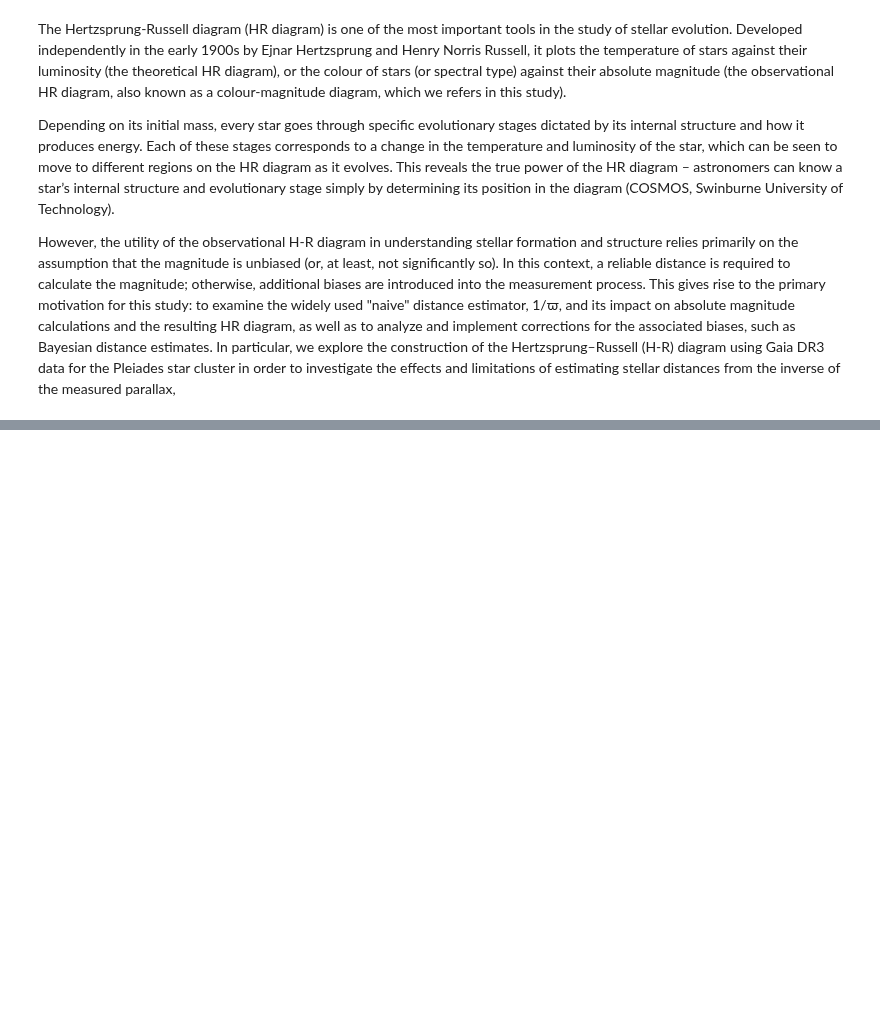
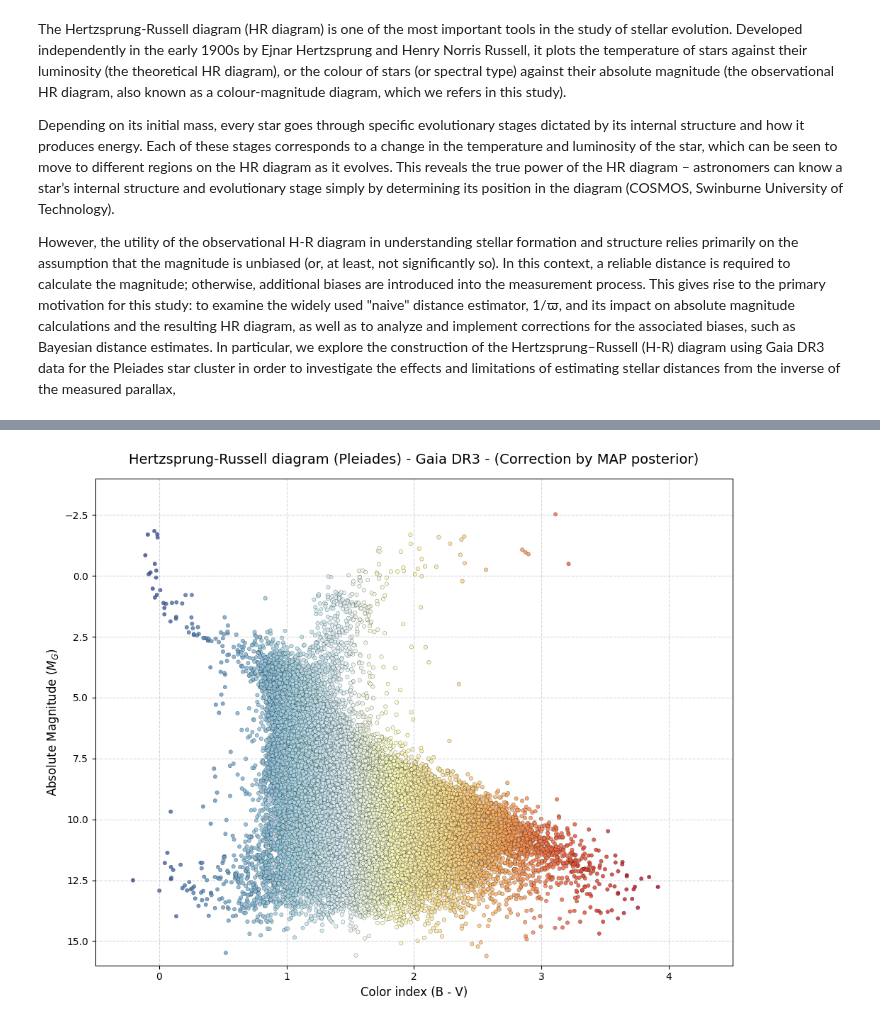
Before and after one commit to Paul0112/gaia-hr-diagram-bias, a Jupyter notebook: notebooks/gaia_hr_diagram_bias_II.ipynb, the cells around one changed output, grey strips where cells are left out. Cells and saved outputs as stored; diff of their text form; code cells hidden in the pictures; blank space fills up the shorter version.

Commit message:
Add data and bayesian correction  on (II)

```diff
--- a/notebooks/gaia_hr_diagram_bias_II.ipynb
+++ b/notebooks/gaia_hr_diagram_bias_II.ipynb
@@ -27,0 +184,46 @@ However, the utility of the observational H-R diagram in understanding stellar f
+# %%
+df_gaia = pd.read_csv("../data/df_gaia_processed.csv")
+
+# The assumed distribution now use arcsec instead of mas
+df_gaia["parallax_arcsec"] = df_gaia["parallax"] / 1000
+df_gaia["parallax_error_arcsec"] = df_gaia["parallax_error"] / 1000
+L = 135 / 2  # pleiades aprox distance
+r_grid = np.linspace(1, 10000, 20000)
+
+
+# Compute the inferred distance with bayesian approach
+df_gaia["distance_MAP"] = df_gaia.apply(
+    lambda row: estimate_distance_MAP(
+        row["parallax_arcsec"],
+        row["parallax_error_arcsec"],
+        L,
+        r_grid
+    ),
+    axis=1
+)
+# %%
+# Calculate the absolute g using the prior approach
+pc_distance = df_gaia["distance_MAP"] # Gaia used 'mas' instead of pc
+df_gaia['absolute_g_MAP'] = df_gaia['phot_g_mean_mag'] - 5.0 * np.log10(pc_distance) + 5.0 # Absolute and observational magnitude relation
+
+# HR diagram
+plt.figure(figsize=(10, 8))
+sc = plt.scatter(df_gaia['bp_rp'], df_gaia['absolute_g_MAP'], c=df_gaia['bp_rp'], cmap='RdYlBu_r',
+                s=15, edgecolor='black', linewidths=0.2, alpha=0.8)
+
+# Save figures
+FIGURES_DIR = "../figures"
+os.makedirs(FIGURES_DIR, exist_ok=True)
+
+plt.gca().invert_yaxis()
+plt.title('Hertzsprung-Russell diagram (Pleiades) - Gaia DR3 - (Correction by MAP posterior)', fontsize=14, pad=15)
+plt.xlabel('Color index (B - V)', fontsize=12)
+plt.ylabel('Absolute Magnitude ($M_G$)', fontsize=12)
+plt.grid(True, linestyle='--', alpha=0.5)
+plt.xlim(-0.5, 4.5)
+plt.ylim(16, -4)
+plt.tight_layout()
+plt.savefig(os.path.join(FIGURES_DIR, "hr_diagram_biased_correction_a.png"), dpi=300, bbox_inches="tight")
+plt.show()
+# %% [output]
+[figure, added]
```
Also changed, not shown: parts of 11 cells of this notebook, 4 other files.
